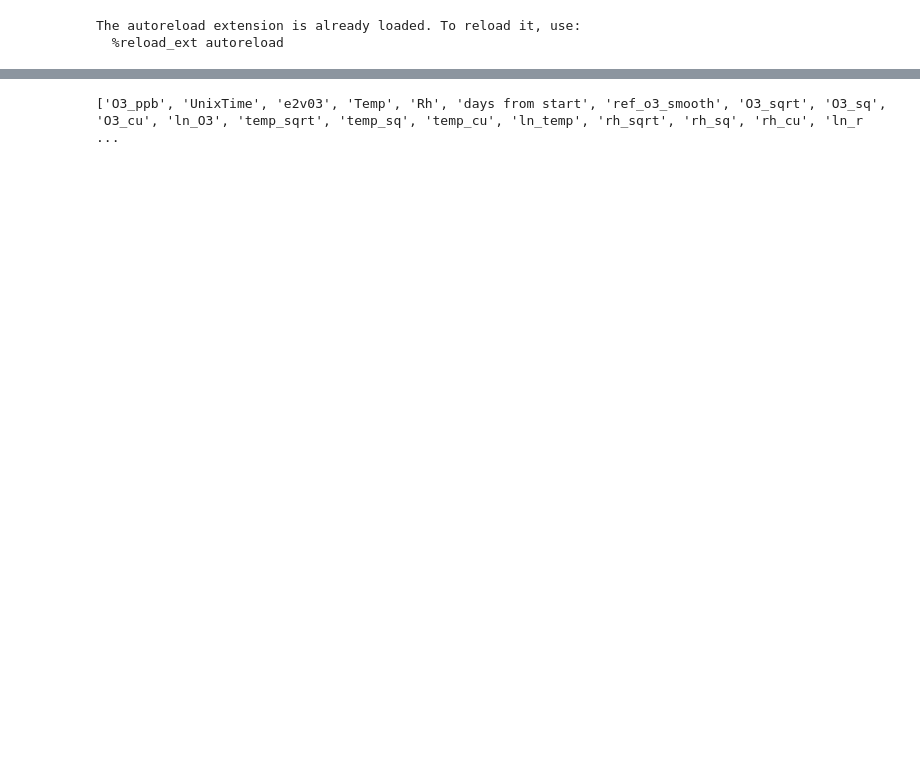
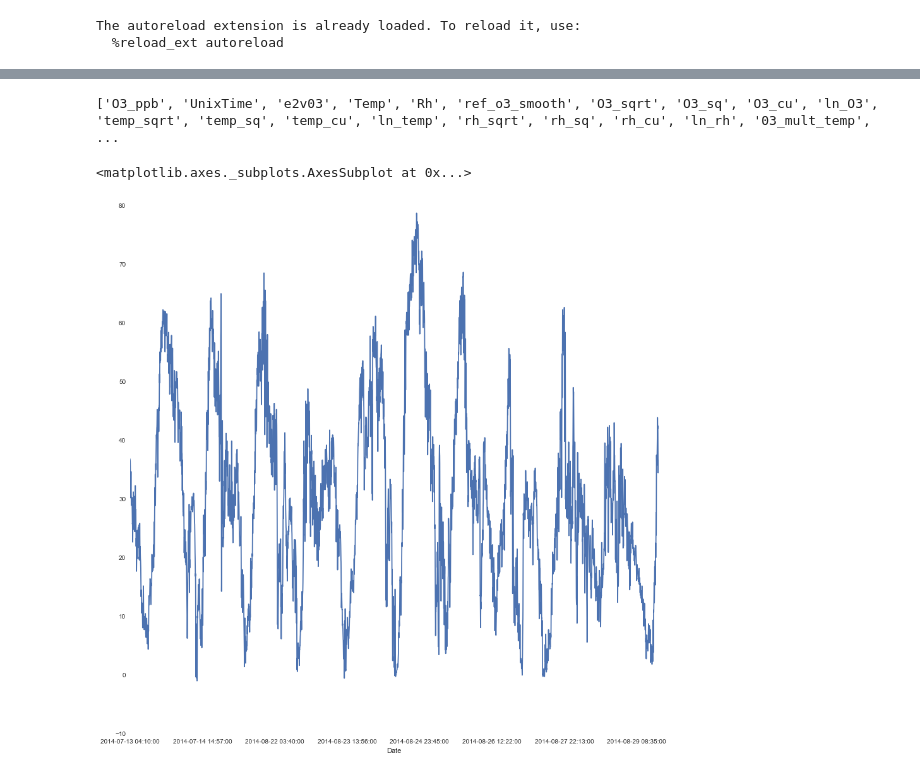
Before and after one commit to balmandhunter/Regressions_machine_learning, a Jupyter notebook: feature_creation_no_smoothing.ipynb, the cells around one changed output, grey strips where cells are left out. Cells and saved outputs as stored; diff of their text form; code cells hidden in the pictures; blank space fills up the shorter version.

Commit message:
smoothing

```diff
--- a/feature_creation_no_smoothing.ipynb
+++ b/feature_creation_no_smoothing.ipynb
@@ -11,6 +11,6 @@ from creation_functions import *
 The autoreload extension is already loaded. To reload it, use:
   %reload_ext autoreload
 # %%
-df_P = pd.io.parsers.read_csv(filepath_or_buffer = 'data/D0_filt_10mino3.csv',index_col = 0)
+df_P = pd.io.parsers.read_csv(filepath_or_buffer = 'data/D6_filt_10mino3.csv',index_col = 0)
 print df_P[:5]
 # %% [output]
@@ -102,7 +102,7 @@ for i in range(0,len(feature_list)):
 features = list(df_P.columns)
 print features
 # %% [output]
-['O3_ppb', 'UnixTime', 'e2v03', 'Temp', 'Rh', 'days from start', 'ref_o3_smooth', 'O3_sqrt', 'O3_sq', 'O3_cu', 'ln_O3', 'temp_sqrt', 'temp_sq', 'temp_cu', 'ln_temp', 'rh_sqrt', 'rh_sq', 'rh_cu', 'ln_r ...
+['O3_ppb', 'UnixTime', 'e2v03', 'Temp', 'Rh', 'ref_o3_smooth', 'O3_sqrt', 'O3_sq', 'O3_cu', 'ln_O3', 'temp_sqrt', 'temp_sq', 'temp_cu', 'ln_temp', 'rh_sqrt', 'rh_sq', 'rh_cu', 'ln_rh', '03_mult_temp', ...
 # %%
 #Delete the first and last 90 rows of the dataframe to remove all NaNs.
 df_P = df_P.ix[90:len(df_P['e2v03'])-90]
@@ -253,4 +253,9 @@ df_P['ln_o3_temp_rh_int_lead_90'] = df_P['ln_temp_int_lead_90'] * df_P['ln_rh_in
 df_P['ln_o3_temp_rh_slope_lead_90'] = df_P['ln_temp_slope_lead_90'] * df_P['ln_rh_slope_lead_90'] * df_P['ln_O3_slope_lead_90']
 df_P['ln_o3_temp_rh_int_lead_5'] = df_P['ln_temp_int_lead_5'] * df_P['ln_rh_int_lead_5'] * df_P['ln_O3_int_lead_5']
 df_P['ln_o3_temp_rh_slope_lead_5'] = df_P['ln_temp_slope_lead_5'] * df_P['ln_rh_slope_lead_5'] * df_P['ln_O3_slope_lead_5']
+# %%
+df_P['ref_o3_smooth'].plot(figsize = (15,15))
+# %% [output]
+<matplotlib.axes._subplots.AxesSubplot at 0x...>
+[figure, added]
 # %%
```
Also changed, not shown: parts of 3 cells of this notebook, 3 other files.
